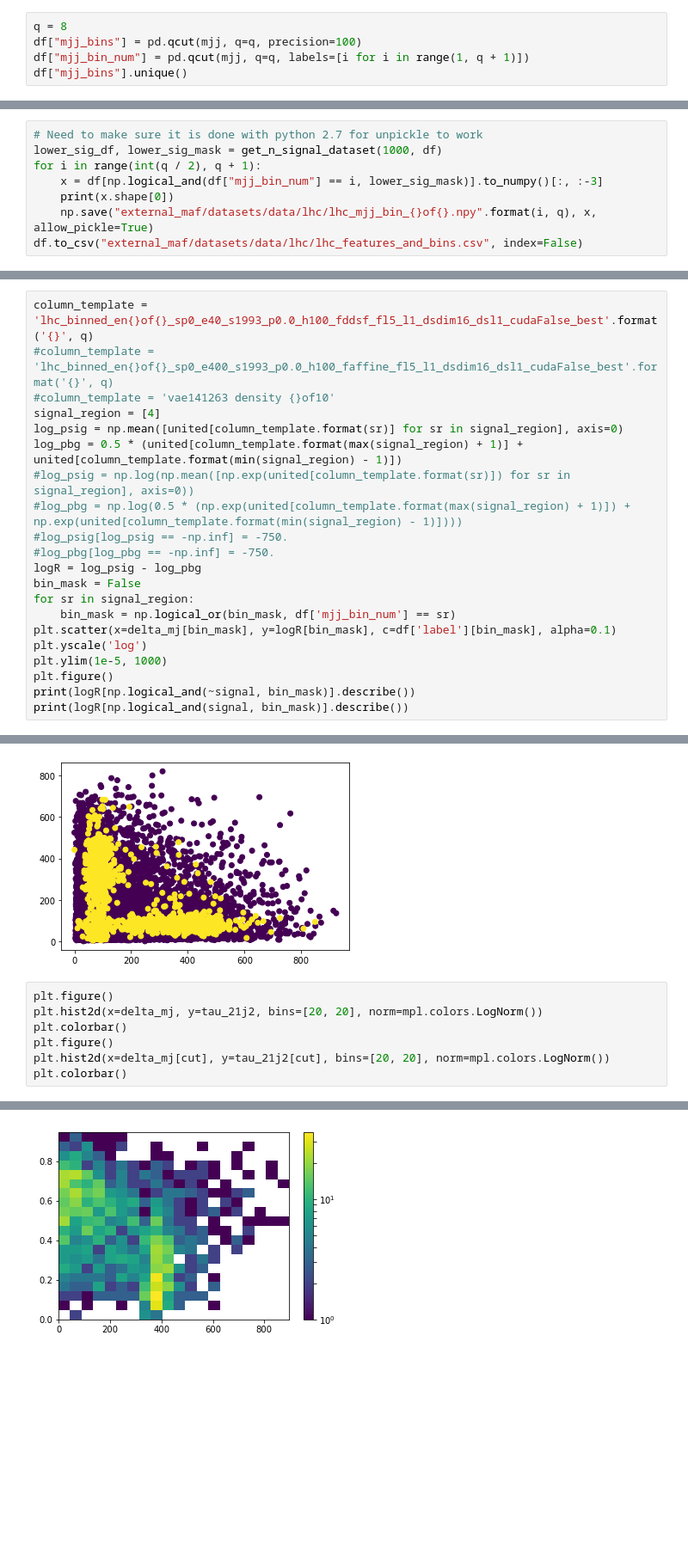
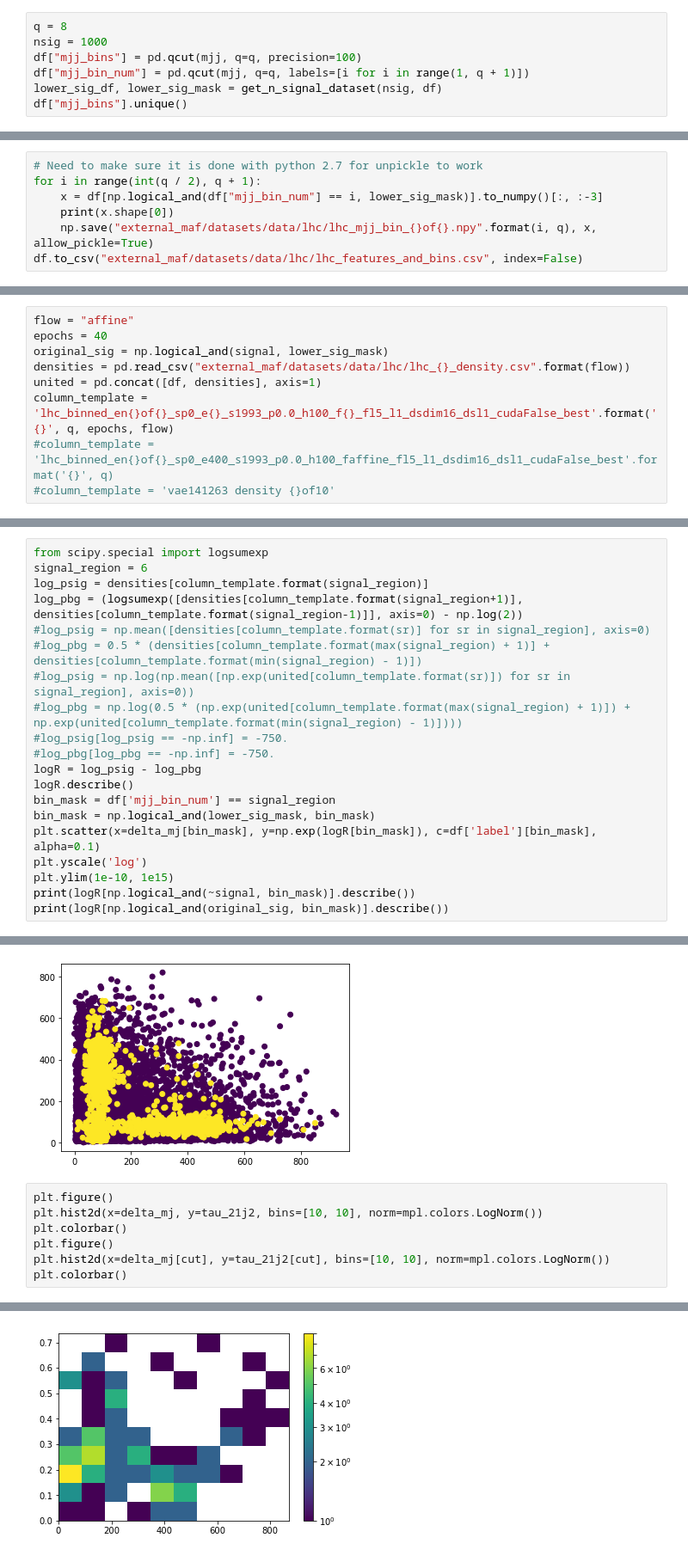
Before and after one commit to RotemMayo/NAF, a Jupyter notebook: ML4Jets.ipynb, the cells around one changed output, grey strips where cells are left out. Shown: that part at 86% size. Cells and saved outputs as stored; diff of their text form; blank space fills up the shorter version.

```diff
--- a/ML4Jets.ipynb
+++ b/ML4Jets.ipynb
@@ -330,14 +329,15 @@ mjj[signal].hist(bins=100)
 # %%
 q = 8
+nsig = 1000
 df["mjj_bins"] = pd.qcut(mjj, q=q, precision=100)
 df["mjj_bin_num"] = pd.qcut(mjj, q=q, labels=[i for i in range(1, q + 1)])
+lower_sig_df, lower_sig_mask = get_n_signal_dataset(nsig, df)
 df["mjj_bins"].unique()
 # %% [output]
 [(3683.2247394, 4112.08100007], (3049.41386997, 3330.37081506], (3330.37081506, 3683.2247394], (1993.99444952, 2529.03184498], (4112.08100007, 10605.6093931], (2529.03184498, 2808.17367577], (2808.173 ...
 Categories (8, interval[float64]): [(-1e-100, 1993.99444952] < (1993.99444952, 2529.03184498] < (2529.03184498, 2808.17367577] < (2808.17367577, 3049.41386997] < (3049.41386997, 3330.37081506] < (3330 ...
 # %%
 # Need to make sure it is done with python 2.7 for unpickle to work
-lower_sig_df, lower_sig_mask = get_n_signal_dataset(1000, df)
 for i in range(int(q / 2), q + 1):
     x = df[np.logical_and(df["mjj_bin_num"] == i, lower_sig_mask)].to_numpy()[:, :-3]
     print(x.shape[0])
@@ -369 +366,10 @@ united = pd.concat([df, densities], axis=1)
+# %%
+flow = "affine"
+epochs = 40
+original_sig = np.logical_and(signal, lower_sig_mask)
+densities = pd.read_csv("external_maf/datasets/data/lhc/lhc_{}_density.csv".format(flow))
+united = pd.concat([df, densities], axis=1)
+column_template = 'lhc_binned_en{}of{}_sp0_e{}_s1993_p0.0_h100_f{}_fl5_l1_dsdim16_dsl1_cudaFalse_best'.format('{}', q, epochs, flow)
+#column_template = 'lhc_binned_en{}of{}_sp0_e400_s1993_p0.0_h100_faffine_fl5_l1_dsdim16_dsl1_cudaFalse_best'.format('{}', q)
+#column_template = 'vae141263 density {}of10'
 # %%
@@ -390,22 +388,21 @@ united
 # %%
-column_template = 'lhc_binned_en{}of{}_sp0_e40_s1993_p0.0_h100_fddsf_fl5_l1_dsdim16_dsl1_cudaFalse_best'.format('{}', q)
-#column_template = 'lhc_binned_en{}of{}_sp0_e400_s1993_p0.0_h100_faffine_fl5_l1_dsdim16_dsl1_cudaFalse_best'.format('{}', q)
-#column_template = 'vae141263 density {}of10'
-signal_region = [4]
-log_psig = np.mean([united[column_template.format(sr)] for sr in signal_region], axis=0)
-log_pbg = 0.5 * (united[column_template.format(max(signal_region) + 1)] + united[column_template.format(min(signal_region) - 1)])
+from scipy.special import logsumexp
+signal_region = 6
+log_psig = densities[column_template.format(signal_region)]
+log_pbg = (logsumexp([densities[column_template.format(signal_region+1)], densities[column_template.format(signal_region-1)]], axis=0) - np.log(2))
+#log_psig = np.mean([densities[column_template.format(sr)] for sr in signal_region], axis=0)
+#log_pbg = 0.5 * (densities[column_template.format(max(signal_region) + 1)] + densities[column_template.format(min(signal_region) - 1)])
 #log_psig = np.log(np.mean([np.exp(united[column_template.format(sr)]) for sr in signal_region], axis=0))
 #log_pbg = np.log(0.5 * (np.exp(united[column_template.format(max(signal_region) + 1)]) + np.exp(united[column_template.format(min(signal_region) - 1)])))
 #log_psig[log_psig == -np.inf] = -750.
 #log_pbg[log_pbg == -np.inf] = -750.
 logR = log_psig - log_pbg
-bin_mask = False
-for sr in signal_region:
-    bin_mask = np.logical_or(bin_mask, df['mjj_bin_num'] == sr)
-plt.scatter(x=delta_mj[bin_mask], y=logR[bin_mask], c=df['label'][bin_mask], alpha=0.1)
+logR.describe()
+bin_mask = df['mjj_bin_num'] == signal_region
+bin_mask = np.logical_and(lower_sig_mask, bin_mask)
+plt.scatter(x=delta_mj[bin_mask], y=np.exp(logR[bin_mask]), c=df['label'][bin_mask], alpha=0.1)
 plt.yscale('log')
-plt.ylim(1e-5, 1000)
-plt.figure()
+plt.ylim(1e-10, 1e15)
 print(logR[np.logical_and(~signal, bin_mask)].describe())
-print(logR[np.logical_and(signal, bin_mask)].describe())
+print(logR[np.logical_and(original_sig, bin_mask)].describe())
 # %% [output]
@@ -489,10 +490,10 @@ Signal/Total in cut: 1587.0/14538 = 0.10916219562525795
 [figure]
 # %%
 plt.figure()
-plt.hist2d(x=delta_mj, y=tau_21j2, bins=[20, 20], norm=mpl.colors.LogNorm())
+plt.hist2d(x=delta_mj, y=tau_21j2, bins=[10, 10], norm=mpl.colors.LogNorm())
 plt.colorbar()
 plt.figure()
-plt.hist2d(x=delta_mj[cut], y=tau_21j2[cut], bins=[20, 20], norm=mpl.colors.LogNorm())
+plt.hist2d(x=delta_mj[cut], y=tau_21j2[cut], bins=[10, 10], norm=mpl.colors.LogNorm())
 plt.colorbar()
 # %% [output]
 <matplotlib.colorbar.Colorbar at 0x...>
@@ -500 +501 @@ plt.colorbar()
-[figure, old version]
+[figure, new version]
```
Also changed, not shown: parts of 9 cells of this notebook, 1 other file.
